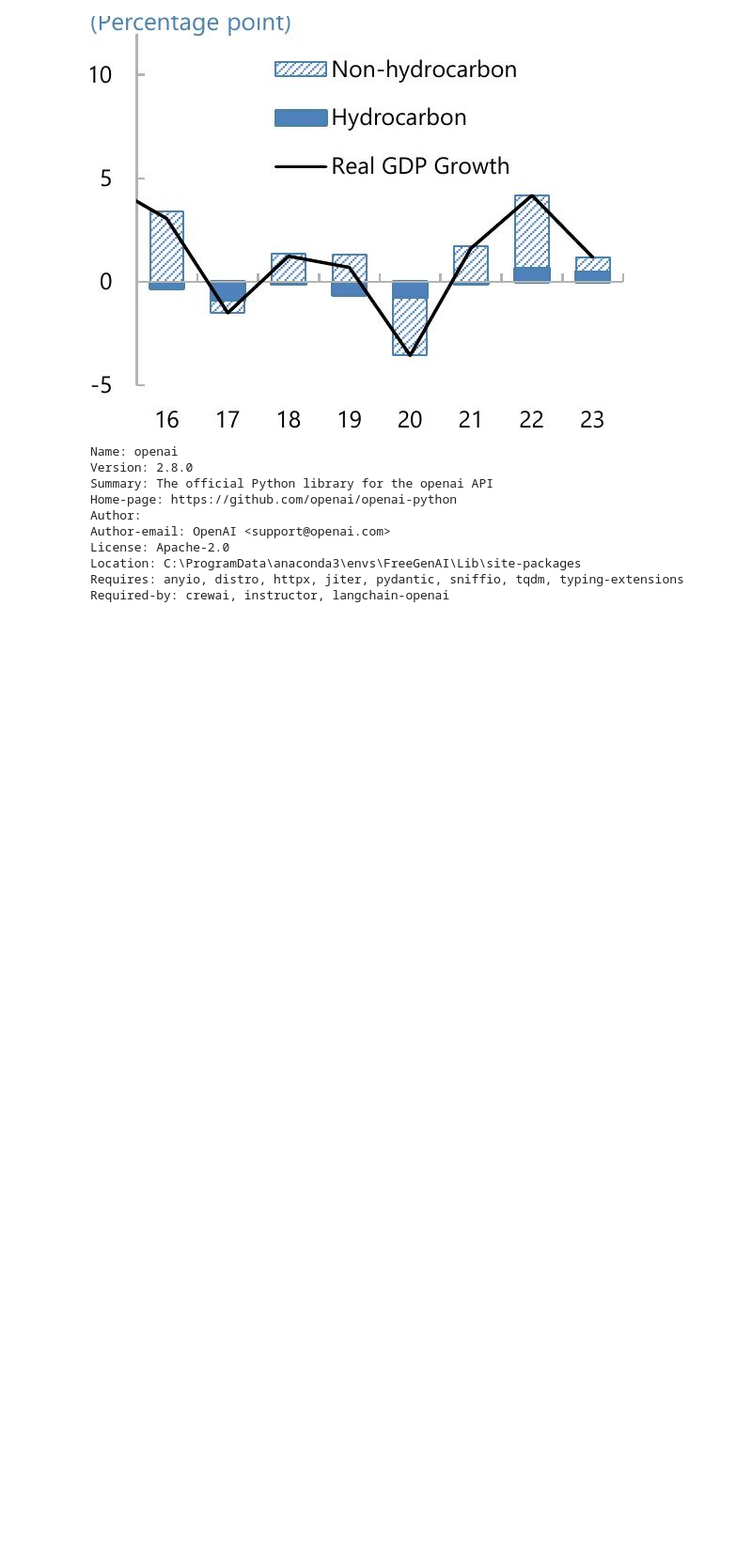
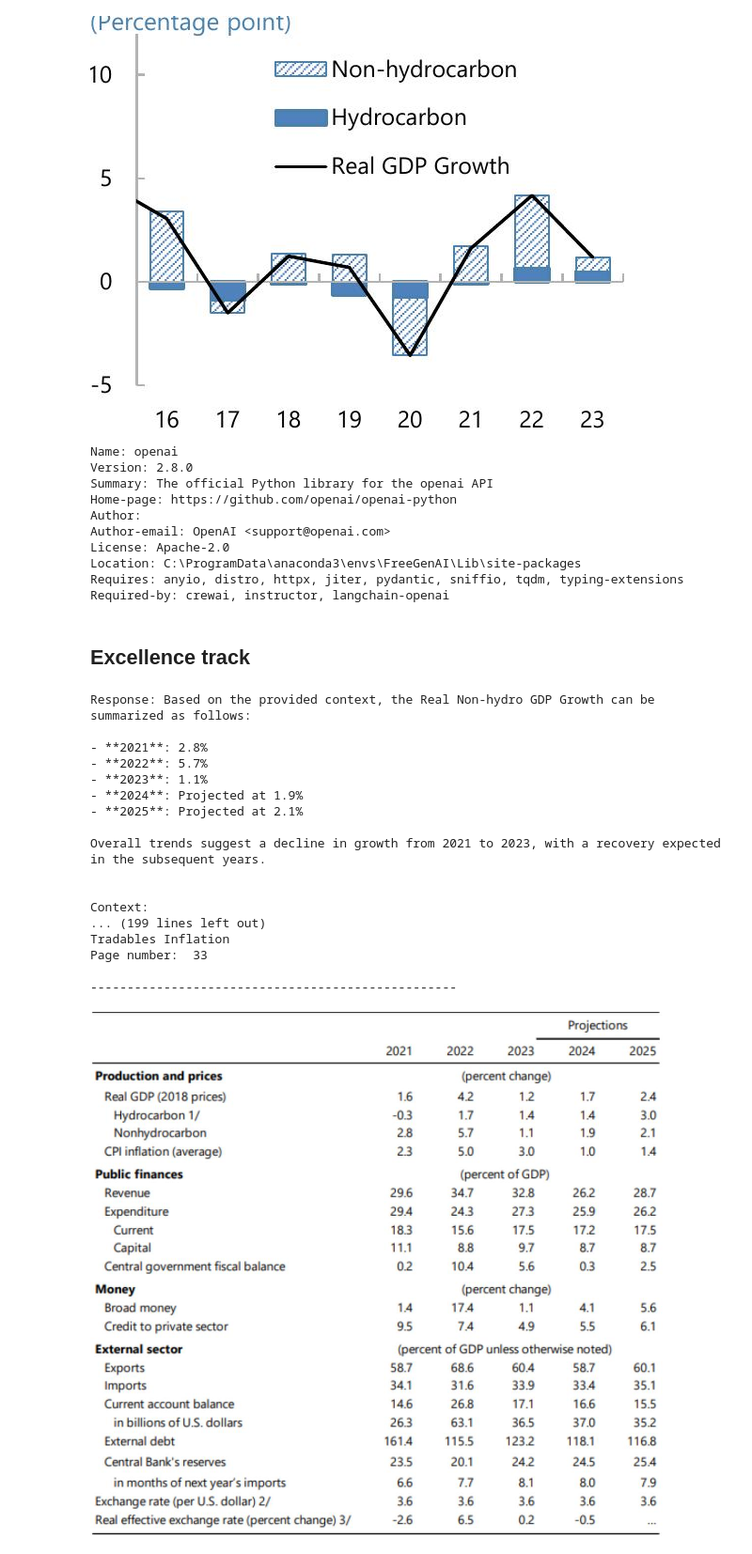
Before and after one commit to dewangsahuji/PDF_query_bot, a Jupyter notebook: prototyp3.ipynb, the cells around one changed output. Shown at 94% size. Cells and saved outputs as stored; diff of their text form; code cells hidden in the pictures; blank space fills up the shorter version.

Commit message:
#7 Implement RAG chain with cross-modal reranking for enhanced context retrieval.

```diff
--- a/prototyp3.ipynb
+++ b/prototyp3.ipynb
@@ -256,7 +260,9 @@ def build_prompt(kwargs):
 
 chain = (
     {
-        "context": retriever2 | RunnableLambda(parse_docs),
+        "context": RunnableLambda(
+            lambda q: cross_modal_rerank(q, retriever2.invoke(q))
+        ) | RunnableLambda(parse_docs),
         "question": RunnablePassthrough(),
     }
     | RunnableLambda(build_prompt)
@@ -265,7 +271,8 @@ chain = (
 )
 
 chain_with_sources = {
-    "context": retriever2 | RunnableLambda(parse_docs),
+    "context": RunnableLambda(
+        lambda q: cross_modal_rerank(q, retriever2.invoke(q))) | RunnableLambda(parse_docs),
     "question": RunnablePassthrough(),
 } | RunnablePassthrough().assign(
     response=(
@@ -320,3 +327,5 @@ License: Apache-2.0
 Location: C:\ProgramData\anaconda3\envs\FreeGenAI\Lib\site-packages
 Requires: anyio, distro, httpx, jiter, pydantic, sniffio, tqdm, typing-extensions
 Required-by: crewai, instructor, langchain-openai
+# %% [markdown]
+## Excellence track
@@ -322,0 +436,33 @@ Required-by: crewai, instructor, langchain-openai
+# %%
+response = chain_with_sources.invoke(
+    "What is Real Non-hydro GDP Growth?"
+)
+
+print("Response:", response['response'])
+
+print("\n\nContext:")
+for text in response['context']['texts']:
+    print(text.text)
+    print("Page number: ", text.metadata.page_number)
+    print("\n" + "-"*50 + "\n")
+for image in response['context']['images']:
+    display_base64_image(image)
+# %% [output]
+Response: Based on the provided context, the Real Non-hydro GDP Growth can be summarized as follows:
+
+- **2021**: 2.8%
+- **2022**: 5.7%
+- **2023**: 1.1%
+- **2024**: Projected at 1.9%
+- **2025**: Projected at 2.1%
+
+Overall trends suggest a decline in growth from 2021 to 2023, with a recovery expected in the subsequent years.
+
+
+Context:
+... (199 lines left out)
+Tradables Inflation
+Page number:  33
+
+--------------------------------------------------
+[figure, added]
```
Also changed, not shown: parts of 6 cells of this notebook, 3 other files.
